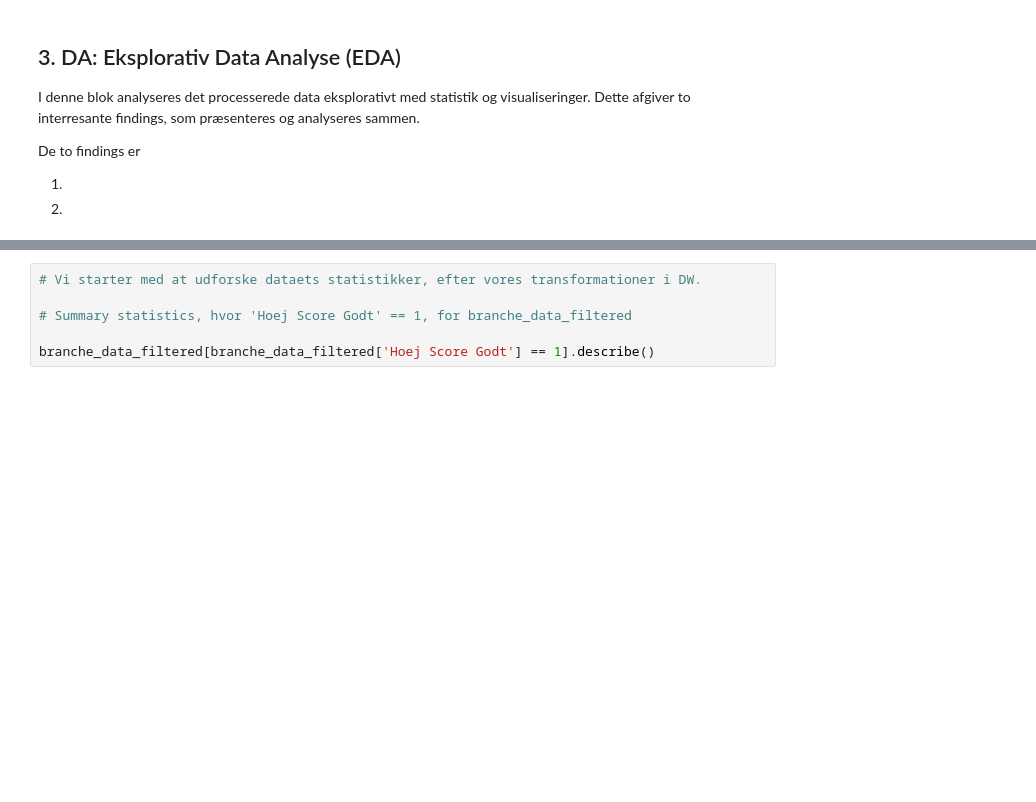
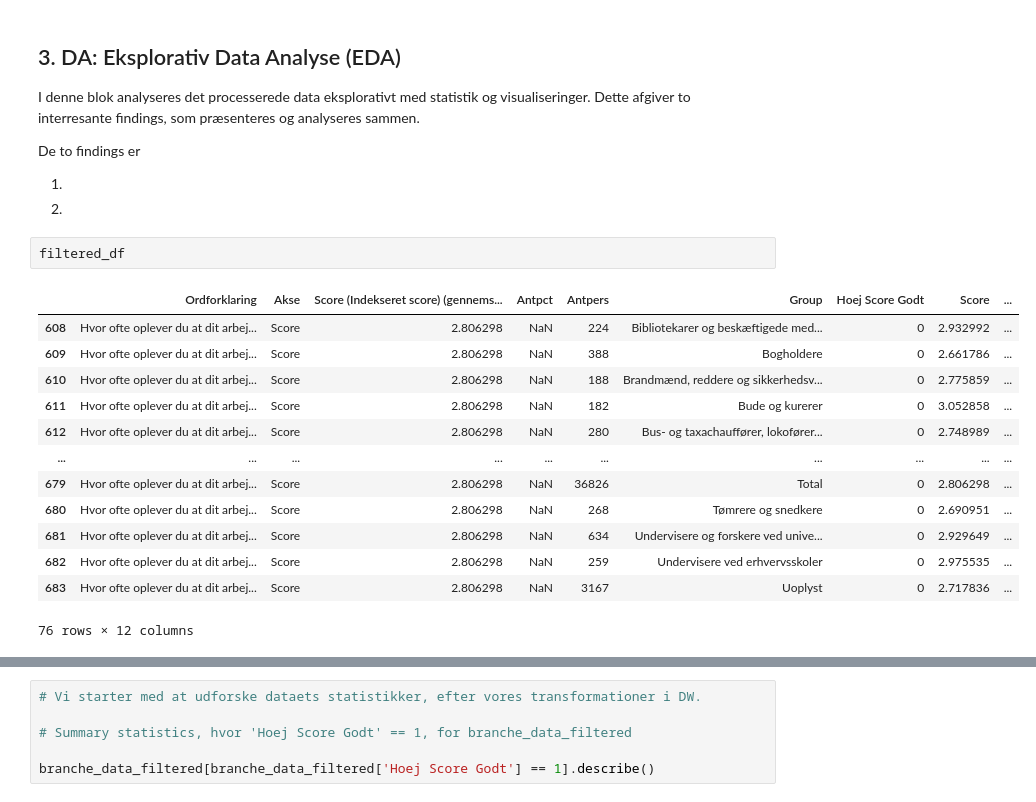
Before and after one commit to albertbanke/Case, a Jupyter notebook: analyse/analyse.ipynb, the cells around one changed output, grey strips where cells are left out. Drawn from its saved outputs; the diff is of its cells as text; blank space fills up the shorter version.

```diff
--- a/analyse/analyse.ipynb
+++ b/analyse/analyse.ipynb
@@ -431,3 +454,19 @@ De to findings er
 
 1)
 2)
+# %%
+filtered_df
+# %% [output]
+|  | Ordforklaring | Akse | Score (Indekseret score) (gennems... | Antpct | Antpers | Group | Hoej Score Godt | Score | ... |
+| 608 | Hvor ofte oplever du at dit arbej... | Score | 2.806298 | NaN | 224 | Bibliotekarer og beskæftigede med... | 0 | 2.932992 | ... |
+| 609 | Hvor ofte oplever du at dit arbej... | Score | 2.806298 | NaN | 388 | Bogholdere | 0 | 2.661786 | ... |
+| 610 | Hvor ofte oplever du at dit arbej... | Score | 2.806298 | NaN | 188 | Brandmænd, reddere og sikkerhedsv... | 0 | 2.775859 | ... |
+| 611 | Hvor ofte oplever du at dit arbej... | Score | 2.806298 | NaN | 182 | Bude og kurerer | 0 | 3.052858 | ... |
+| 612 | Hvor ofte oplever du at dit arbej... | Score | 2.806298 | NaN | 280 | Bus- og taxachauffører, lokofører... | 0 | 2.748989 | ... |
+| ... | ... | ... | ... | ... | ... | ... | ... | ... | ... |
+| 679 | Hvor ofte oplever du at dit arbej... | Score | 2.806298 | NaN | 36826 | Total | 0 | 2.806298 | ... |
+| 680 | Hvor ofte oplever du at dit arbej... | Score | 2.806298 | NaN | 268 | Tømrere og snedkere | 0 | 2.690951 | ... |
+| 681 | Hvor ofte oplever du at dit arbej... | Score | 2.806298 | NaN | 634 | Undervisere og forskere ved unive... | 0 | 2.929649 | ... |
+| 682 | Hvor ofte oplever du at dit arbej... | Score | 2.806298 | NaN | 259 | Undervisere ved erhvervsskoler | 0 | 2.975535 | ... |
+| 683 | Hvor ofte oplever du at dit arbej... | Score | 2.806298 | NaN | 3167 | Uoplyst | 0 | 2.717836 | ... |
+76 rows × 12 columns
```
Also changed, not shown: parts of 11 cells of this notebook.
